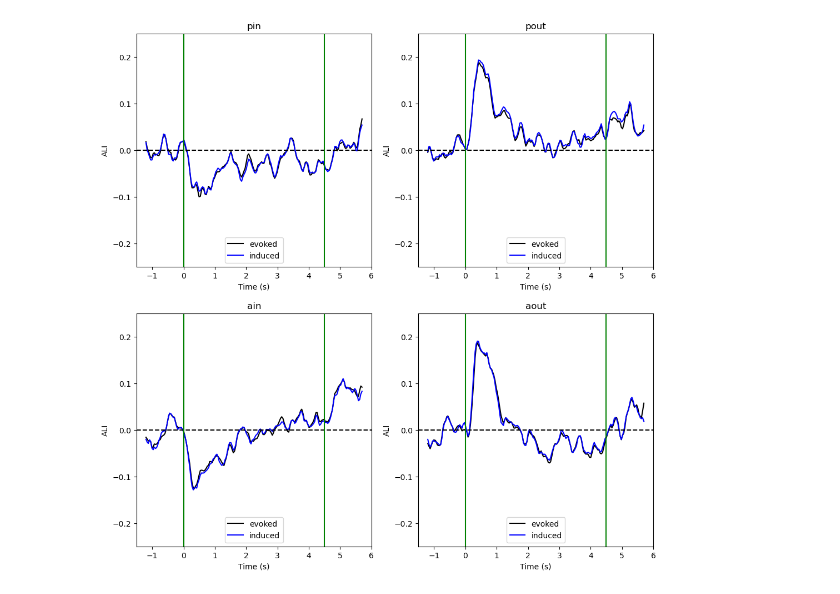
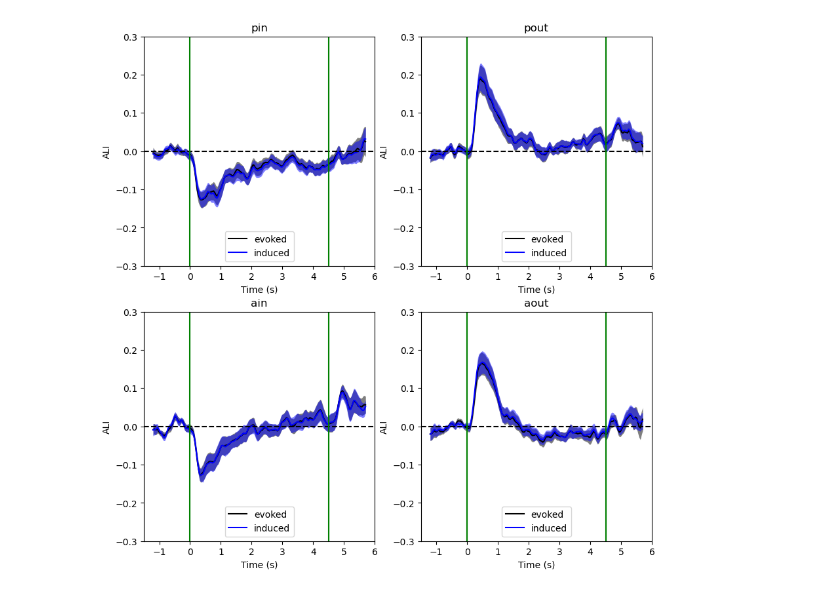
Before and after one commit to mindemory/mgs_stimul, a Jupyter notebook: mgsAnalysis/analysisEEG/run_analysis.ipynb, the cells around one changed output. Cells and saved outputs as stored; diff of their text form; code cells hidden in the pictures.

```diff
--- a/mgsAnalysis/analysisEEG/run_analysis.ipynb
+++ b/mgsAnalysis/analysisEEG/run_analysis.ipynb
@@ -55,19 +61,42 @@ trial_types = ['pin', 'pout', 'ain', 'aout']
+# %%
+# Compute ALI average per subject
+sub_list = yevoked_df['subjID'].unique()
+ALI_evoked = np.zeros((len(tms_cond), len(trial_types), len(sub_list), len(time_array)))
+ALI_induced = np.zeros((len(tms_cond), len(trial_types), len(sub_list), len(time_array)))
+for ii, cond in enumerate(tms_cond):
+    for jj, t_type in enumerate(trial_types):
+        idx = yevoked_df.loc[(yevoked_df['istms'] == cond) & (yevoked_df['t_type'] == jj+1)].index
+        #print(len(idx))
+        this_df = yevoked_df.iloc[idx].reset_index(drop=True)
+        #print(this_df.head())
+        this_X_evoked = X_evoked[idx, :]
+        this_X_induced = X_induced[idx, :]
+        for kk in range(len(sub_list)):
+            this_idx = this_df.index[this_df['subjID'] == sub_list[kk]].tolist()
+            ALI_evoked[ii, jj, kk, :] = np.nanmean(this_X_evoked[this_idx, :], 0)
+            ALI_induced[ii, jj, kk, :] = np.nanmean(this_X_induced[this_idx, :], 0)
 # %%
 ## ALIs for evoked vs induced for No TMS
-f, axs = plt.subplots(2, 2, figsize=(12, 12))
-for t_type, ax in zip([1,2,3,4], axs.ravel()):
-    idx = master_df.loc[(master_df['istms'] == 0) & (master_df['t_type'] == t_type)].index
-    ax.plot(time_array, np.nanmean(X_evoked[idx, :], 0), 'k-', label='evoked')
-    ax.plot(time_array, np.nanmean(X_induced[idx, :], 0), 'b-', label='induced')
+lim_val = 0.3
+f, axs = plt.subplots(2, 2, figsize=(10, 10))
+for jj, ax in zip([0,1,2,3], axs.ravel()):
+    y1 = np.nanmean(ALI_evoked[0, jj, :, :], 0)
+    y2 = np.nanmean(ALI_induced[0, jj, :, :], 0)
+    y1_err = np.nanstd(ALI_evoked[0, jj, :, :], 0)/np.sqrt(len(sub_list))
+    y2_err = np.nanstd(ALI_induced[0, jj, :, :], 0)/np.sqrt(len(sub_list))
+    ax.plot(time_array, y1, 'k-', label='evoked')
+    ax.plot(time_array, y2, 'b-', label='induced')
+    ax.fill_between(time_array[:,0], y1-y1_err, y1+y1_err, alpha=0.5, linewidth=0, color='k')
+    ax.fill_between(time_array[:,0], y2-y2_err, y2+y2_err, alpha=0.5, linewidth=0, color='b')
     ax.plot(time_array, np.zeros(len(time_array)), 'k--')
-    ax.plot([0, 0], [-0.25, 0.25], 'g-')
-    ax.plot([4.5, 4.5], [-0.25, 0.25], 'g-')
+    ax.plot([0, 0], [-lim_val, lim_val], 'g-')
+    ax.plot([4.5, 4.5], [-lim_val, lim_val], 'g-')
     ax.legend()
     ax.set_xlim(time_array[0], time_array[-1])
-    ax.set_ylim(-0.25, 0.25)
+    ax.set_ylim(-lim_val, lim_val)
     ax.set_ylabel('ALI')
     ax.set_xlabel('Time (s)')
-    ax.set_title(trial_types[t_type-1])
+    ax.set_title(trial_types[jj])
 # %% [output]
-[figure, old version]
+[figure, new version]
 # %%
```
Also changed, not shown: parts of 4 cells of this notebook, 2 other files.
